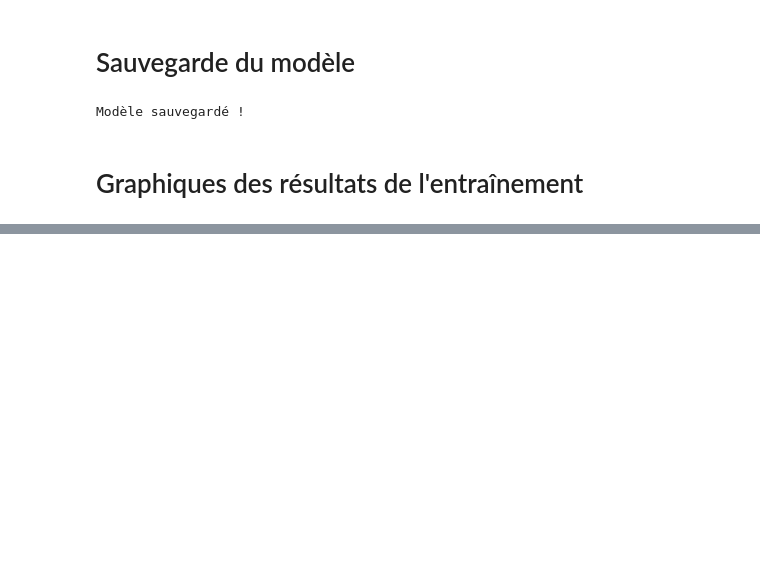
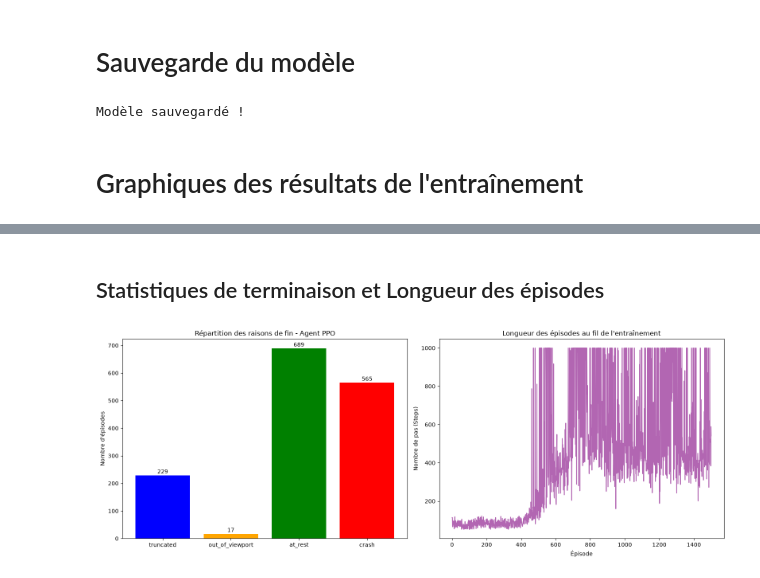
Before and after one commit to BastianHanart/Startrek, a Jupyter notebook: ppo.ipynb, the cells around one changed output, grey strips where cells are left out. Saved outputs shown, nothing was run; the diff lists cells and outputs as text; code cells hidden in the pictures; blank space fills up the shorter version.

```diff
--- a/ppo.ipynb
+++ b/ppo.ipynb
@@ -357,0 +386,24 @@ plt.show()
+# %% [markdown]
+## Statistiques de terminaison et Longueur des épisodes
+# %%
+fig, (ax1, ax2) = plt.subplots(1, 2, figsize=(16, 6))
+
+# Graphique 1 : Raisons de fin d'épisode
+raisons = list(raisons_fin_ppo.keys())
+nombres = list(raisons_fin_ppo.values())
+ax1.bar(raisons, nombres, color=['blue', 'orange', 'green', 'red'])
+ax1.set_title("Répartition des raisons de fin - Agent PPO")
+ax1.set_ylabel("Nombre d'épisodes")
+for i, v in enumerate(nombres):
+    ax1.text(i, v + 2, str(v), ha='center', va='bottom')
+
+# Graphique 2 : Longueur des épisodes
+ax2.plot(range(1, len(episodes_lengths) + 1), episodes_lengths, color='purple', alpha=0.6)
+ax2.set_title("Longueur des épisodes au fil de l'entraînement")
+ax2.set_xlabel("Épisode")
+ax2.set_ylabel("Nombre de pas (Steps)")
+
+plt.tight_layout()
+plt.show()
+# %% [output]
+[figure, added]
```
Also changed, not shown: parts of 9 cells of this notebook, 2 other files.
